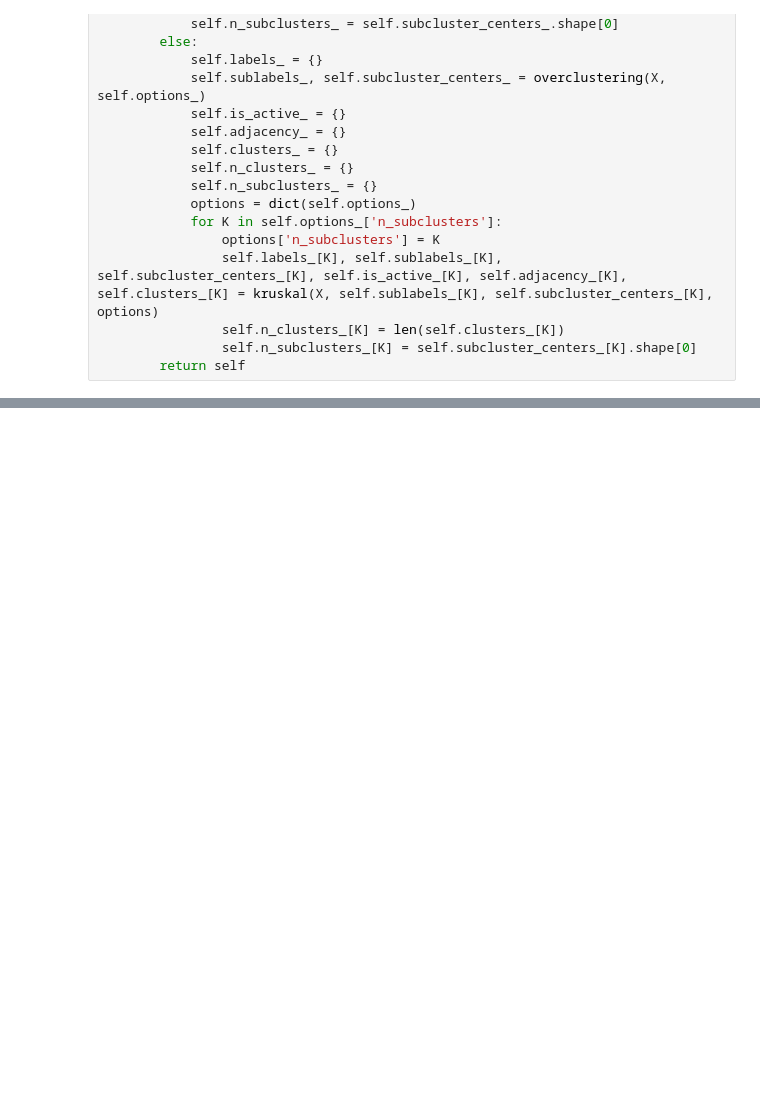
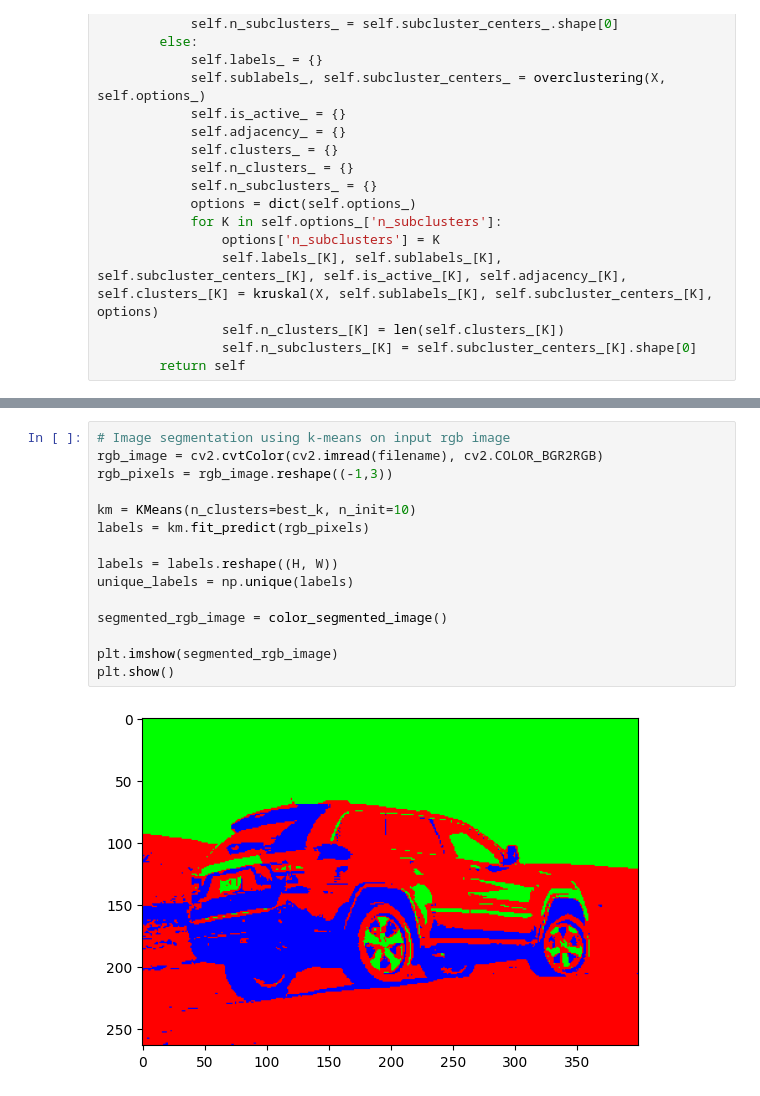
Before and after one commit to kandreou21/segmentation, a Jupyter notebook: DeepLabV3.ipynb, the cells around one changed output, grey strips where cells are left out. Cells and saved outputs as stored; diff of their text form; blank space fills up the shorter version.

Commit message:
added simple rgb segmentation

```diff
--- a/DeepLabV3.ipynb
+++ b/DeepLabV3.ipynb
@@ -696,0 +639,17 @@ array([0, 1, 2])
+# %%
+# Image segmentation using k-means on input rgb image
+rgb_image = cv2.cvtColor(cv2.imread(filename), cv2.COLOR_BGR2RGB)
+rgb_pixels = rgb_image.reshape((-1,3))
+
+km = KMeans(n_clusters=best_k, n_init=10)
+labels = km.fit_predict(rgb_pixels)
+
+labels = labels.reshape((H, W))
+unique_labels = np.unique(labels)
+
+segmented_rgb_image = color_segmented_image()
+
+plt.imshow(segmented_rgb_image)
+plt.show()
+# %% [output]
+[figure, added]
```
Also changed, not shown: parts of 12 cells of this notebook, 1 other file.
